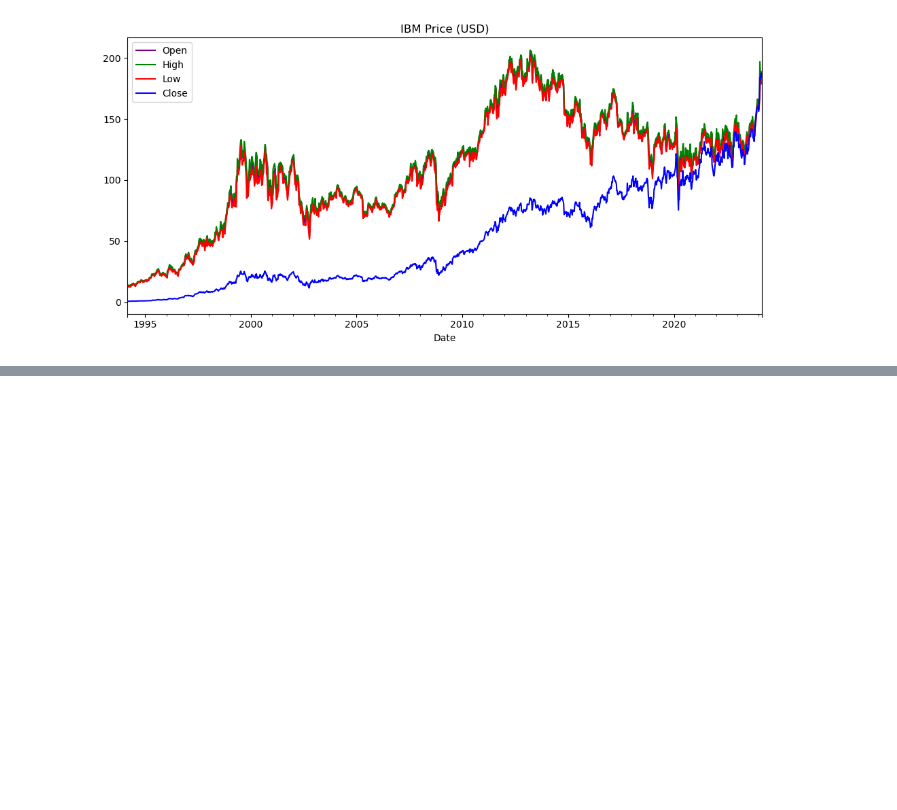
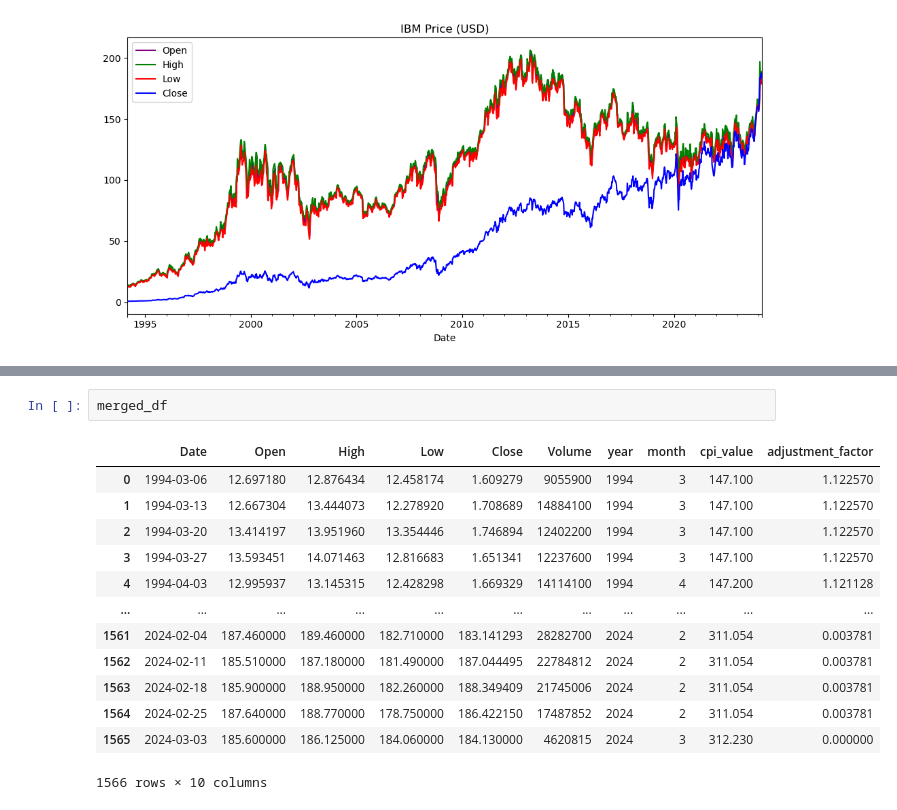
Before and after one commit to elenatomasella/ML, a Jupyter notebook: ibm_preprocessing.ipynb, the cells around one changed output, grey strips where cells are left out. Cells and saved outputs as stored; diff of their text form; blank space fills up the shorter version.

```diff
--- a/ibm_preprocessing.ipynb
+++ b/ibm_preprocessing.ipynb
@@ -196,0 +210,16 @@ plt.show()
+# %%
+merged_df
+# %% [output]
+|  | Date | Open | High | Low | Close | Volume | year | month | cpi_value | adjustment_factor |
+| 0 | 1994-03-06 | 12.697180 | 12.876434 | 12.458174 | 1.609279 | 9055900 | 1994 | 3 | 147.100 | 1.122570 |
+| 1 | 1994-03-13 | 12.667304 | 13.444073 | 12.278920 | 1.708689 | 14884100 | 1994 | 3 | 147.100 | 1.122570 |
+| 2 | 1994-03-20 | 13.414197 | 13.951960 | 13.354446 | 1.746894 | 12402200 | 1994 | 3 | 147.100 | 1.122570 |
+| 3 | 1994-03-27 | 13.593451 | 14.071463 | 12.816683 | 1.651341 | 12237600 | 1994 | 3 | 147.100 | 1.122570 |
+| 4 | 1994-04-03 | 12.995937 | 13.145315 | 12.428298 | 1.669329 | 14114100 | 1994 | 4 | 147.200 | 1.121128 |
+| ... | ... | ... | ... | ... | ... | ... | ... | ... | ... | ... |
+| 1561 | 2024-02-04 | 187.460000 | 189.460000 | 182.710000 | 183.141293 | 28282700 | 2024 | 2 | 311.054 | 0.003781 |
+| 1562 | 2024-02-11 | 185.510000 | 187.180000 | 181.490000 | 187.044495 | 22784812 | 2024 | 2 | 311.054 | 0.003781 |
+| 1563 | 2024-02-18 | 185.900000 | 188.950000 | 182.260000 | 188.349409 | 21745006 | 2024 | 2 | 311.054 | 0.003781 |
+| 1564 | 2024-02-25 | 187.640000 | 188.770000 | 178.750000 | 186.422150 | 17487852 | 2024 | 2 | 311.054 | 0.003781 |
+| 1565 | 2024-03-03 | 185.600000 | 186.125000 | 184.060000 | 184.130000 | 4620815 | 2024 | 3 | 312.230 | 0.000000 |
+1566 rows × 10 columns
```
Also changed, not shown: parts of 19 cells of this notebook, 1 other file.
